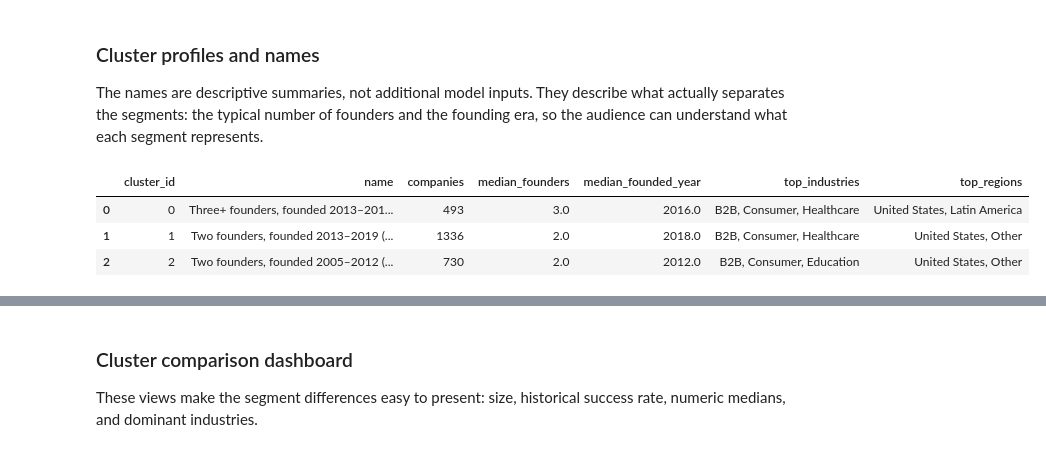
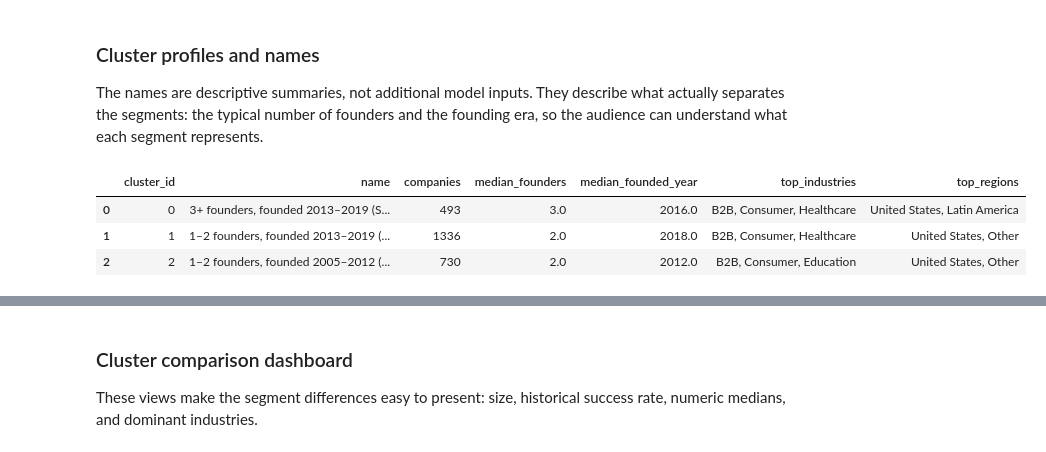
Before and after one commit to Ahmed-log11/startup-screening, a Jupyter notebook: notebooks/02_clustering.ipynb, the cells around one changed output, grey strips where cells are left out. Saved outputs shown, nothing was run; the diff lists cells and outputs as text; code cells hidden in the pictures.

Commit message:
accurate founder group names

```diff
--- a/notebooks/02_clustering.ipynb
+++ b/notebooks/02_clustering.ipynb
@@ -206,28 +206,30 @@ The names are descriptive summaries, not additional model inputs. They describe
 # %%
 def describe_cluster(group):
     founders = group['num_founders'].median()
-    founders_label = 'Solo founders' if founders <= 1 else 'Two founders' if founders <= 2 else 'Three+ founders'
+    # NEW (Ahmed): the 'two founders' segments also hold most solo founders (median = 2),
+    # so the name gives the range instead of a single number
+    founders_label = '1–2 founders' if founders <= 2 else '3+ founders'
     era = '2005–2012' if group['founded_year'].median() <= 2012 else '2013–2019'
     return f'{founders_label}, founded {era}'
 
 profiles = []
 for cluster_id, group in df.groupby('cluster_id', sort=True):
     profiles.append({
         'cluster_id': int(cluster_id),
         'name': f'{describe_cluster(group)} (Segment {cluster_id})',
         'companies': len(group),
         'median_founders': group['num_founders'].median(),
         'median_founded_year': group['founded_year'].median(),
         'top_industries': ', '.join(group['industry'].value_counts().head(3).index),
         'top_regions': ', '.join(group['region'].value_counts().head(2).index),
     })
 profiles = pd.DataFrame(profiles)
 display(profiles)
 # %% [output]
 |  | cluster_id | name | companies | median_founders | median_founded_year | top_industries | top_regions |
-| 0 | 0 | Three+ founders, founded 2013–201... | 493 | 3.0 | 2016.0 | B2B, Consumer, Healthcare | United States, Latin America |
-| 1 | 1 | Two founders, founded 2013–2019 (... | 1336 | 2.0 | 2018.0 | B2B, Consumer, Healthcare | United States, Other |
-| 2 | 2 | Two founders, founded 2005–2012 (... | 730 | 2.0 | 2012.0 | B2B, Consumer, Education | United States, Other |
+| 0 | 0 | 3+ founders, founded 2013–2019 (S... | 493 | 3.0 | 2016.0 | B2B, Consumer, Healthcare | United States, Latin America |
+| 1 | 1 | 1–2 founders, founded 2013–2019 (... | 1336 | 2.0 | 2018.0 | B2B, Consumer, Healthcare | United States, Other |
+| 2 | 2 | 1–2 founders, founded 2005–2012 (... | 730 | 2.0 | 2012.0 | B2B, Consumer, Education | United States, Other |
 # %%
 # Interpret success only after the unsupervised assignments exist.
 cluster_summary = (
```
Also changed, not shown: parts of 7 cells of this notebook, 4 other files.
